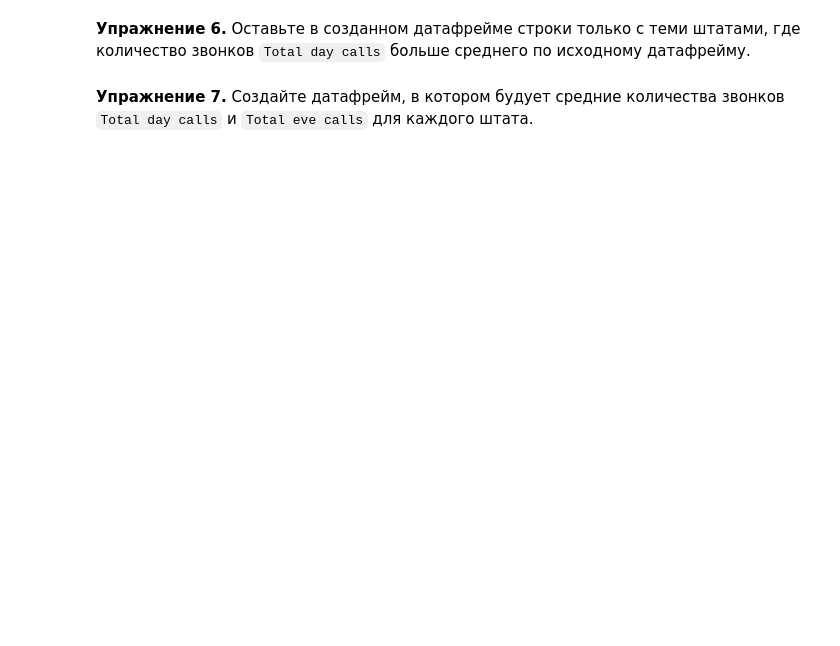
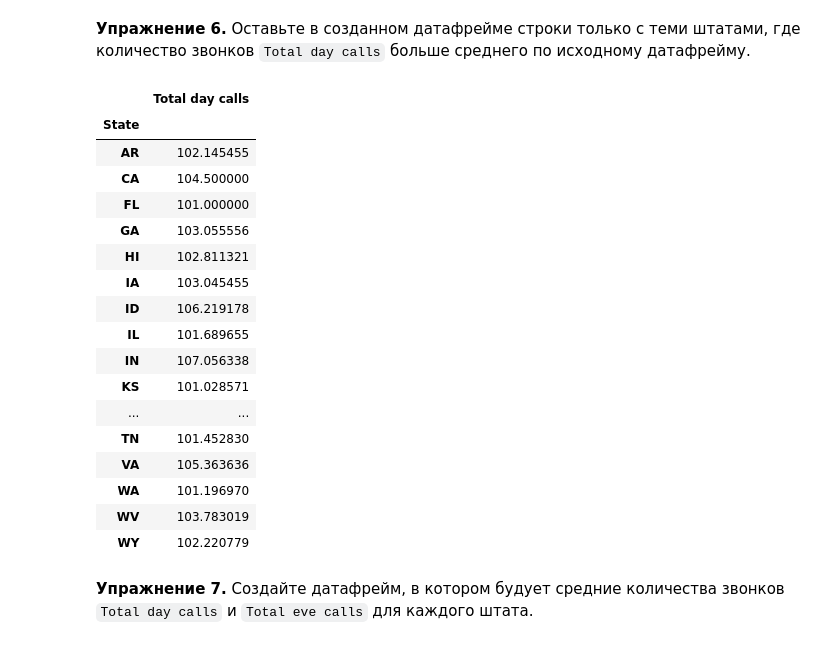
Before and after one commit to OhNoMyRook/python_22, a Jupyter notebook: Classwork-06/lpr6.ipynb, the cells around one changed output. Saved outputs shown, nothing was run; the diff lists cells and outputs as text; code cells hidden in the pictures; blank space fills up the shorter version.

```diff
--- a/Classwork-06/lpr6.ipynb
+++ b/Classwork-06/lpr6.ipynb
@@ -245,4 +901,26 @@ new_dataframe[new_dataframe.Churn > m]
 # %% [markdown]
 **Упражнение 6.** Оставьте в созданном датафрейме строки только с теми штатами, где количество звонков `Total day calls` больше среднего по исходному датафрейму.
+# %%
+o = f["Total day calls"].mean()
+df[df["Total day calls"] > o]
+# %% [output]
+|  | Total day calls |
+| State |  |
+| AR | 102.145455 |
+| CA | 104.500000 |
+| FL | 101.000000 |
+| GA | 103.055556 |
+| HI | 102.811321 |
+| IA | 103.045455 |
+| ID | 106.219178 |
+| IL | 101.689655 |
+| IN | 107.056338 |
+| KS | 101.028571 |
+| ... | ... |
+| TN | 101.452830 |
+| VA | 105.363636 |
+| WA | 101.196970 |
+| WV | 103.783019 |
+| WY | 102.220779 |
 # %% [markdown]
 **Упражнение 7.** Создайте датафрейм, в котором будует средние количества звонков `Total day calls` и `Total eve calls` для каждого штата.
```
Also changed, not shown: parts of 86 cells of this notebook.
